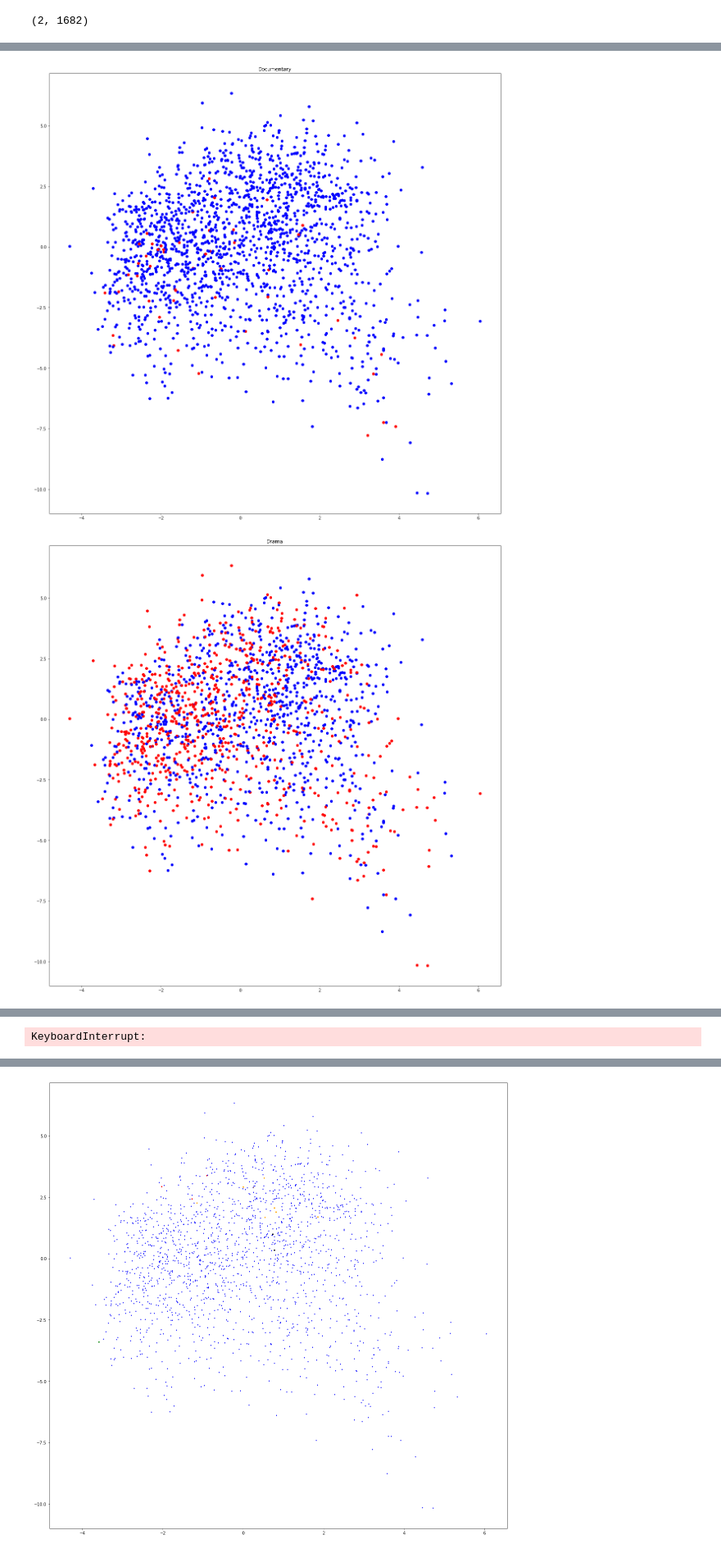
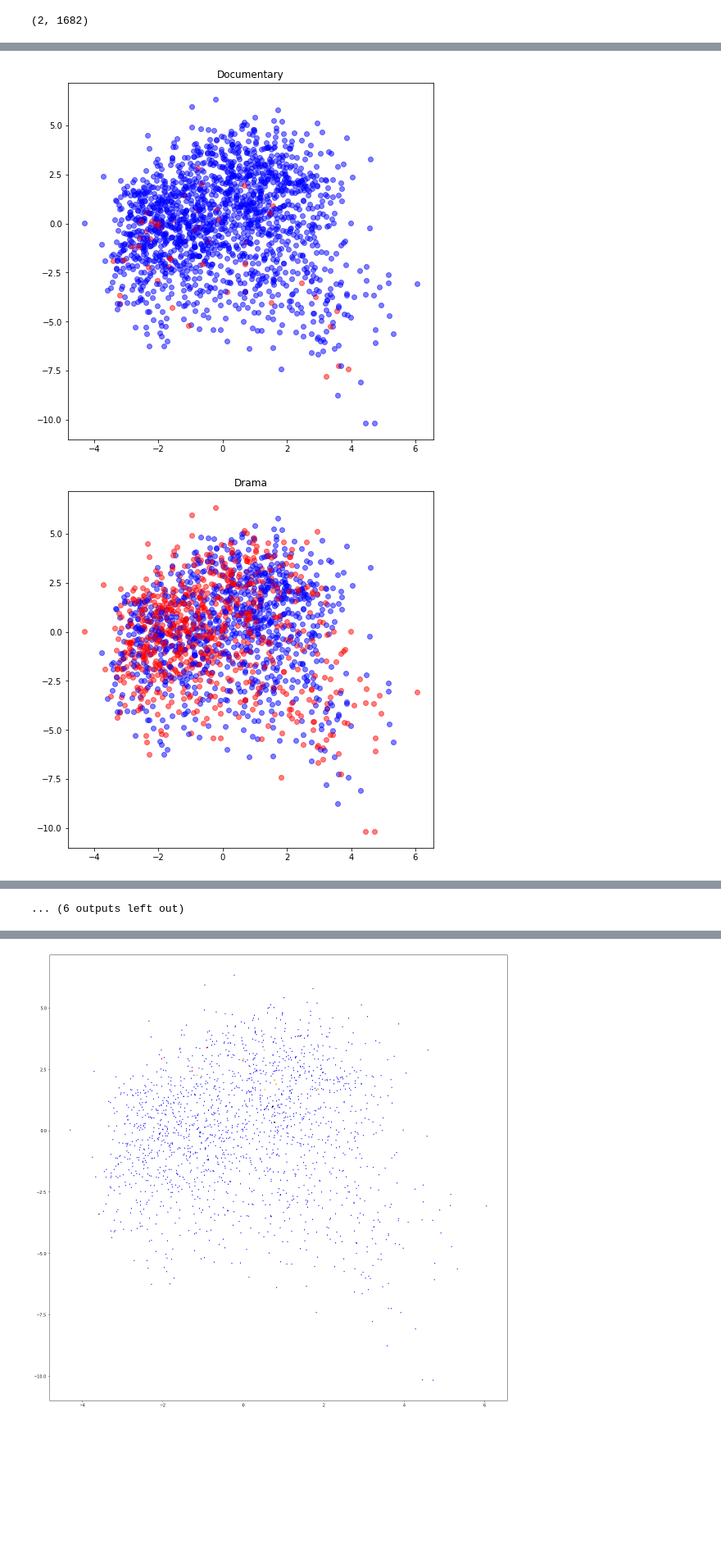
Before and after one commit to ianfowler/CS155-Project-2, a Jupyter notebook: Visualization 1.ipynb, the cells around one changed output, grey strips where cells are left out. Shown at 82% size. Cells and saved outputs as stored; diff of their text form; code cells hidden in the pictures; blank space fills up the shorter version.

```diff
--- a/Visualization 1.ipynb
+++ b/Visualization 1.ipynb
@@ -108,10 +109,10 @@ V_pn.shape
 for genre in genres:
     ids_in_genre = movies[movies[genre] == 1]["Movie ID"]
     idx_in_genre = np.array(ids_in_genre) - 1
-    plt.figure(figsize=(20,20))
+    plt.figure(figsize=(8,8))
     for idx in range(V_pn.shape[1]):
         color = 'r' if idx in idx_in_genre else 'b'
-        plt.scatter(V_pn[0][idx], V_pn[1][idx], c=color)
+        plt.scatter(V_pn[0][idx], V_pn[1][idx], c=color, alpha=0.5)
     plt.title(genre)
     plt.show()
 # %% [output]
@@ -124,2 +125,2 @@ for genre in genres:
-[figure, old version]
+[figure, new version]
-[figure, old version]
+[figure, new version]
@@ -126 +131 @@ for genre in genres:
-KeyboardInterrupt:
+... (6 outputs left out)
```
Also changed, not shown: parts of 9 cells of this notebook, 1 other file.
